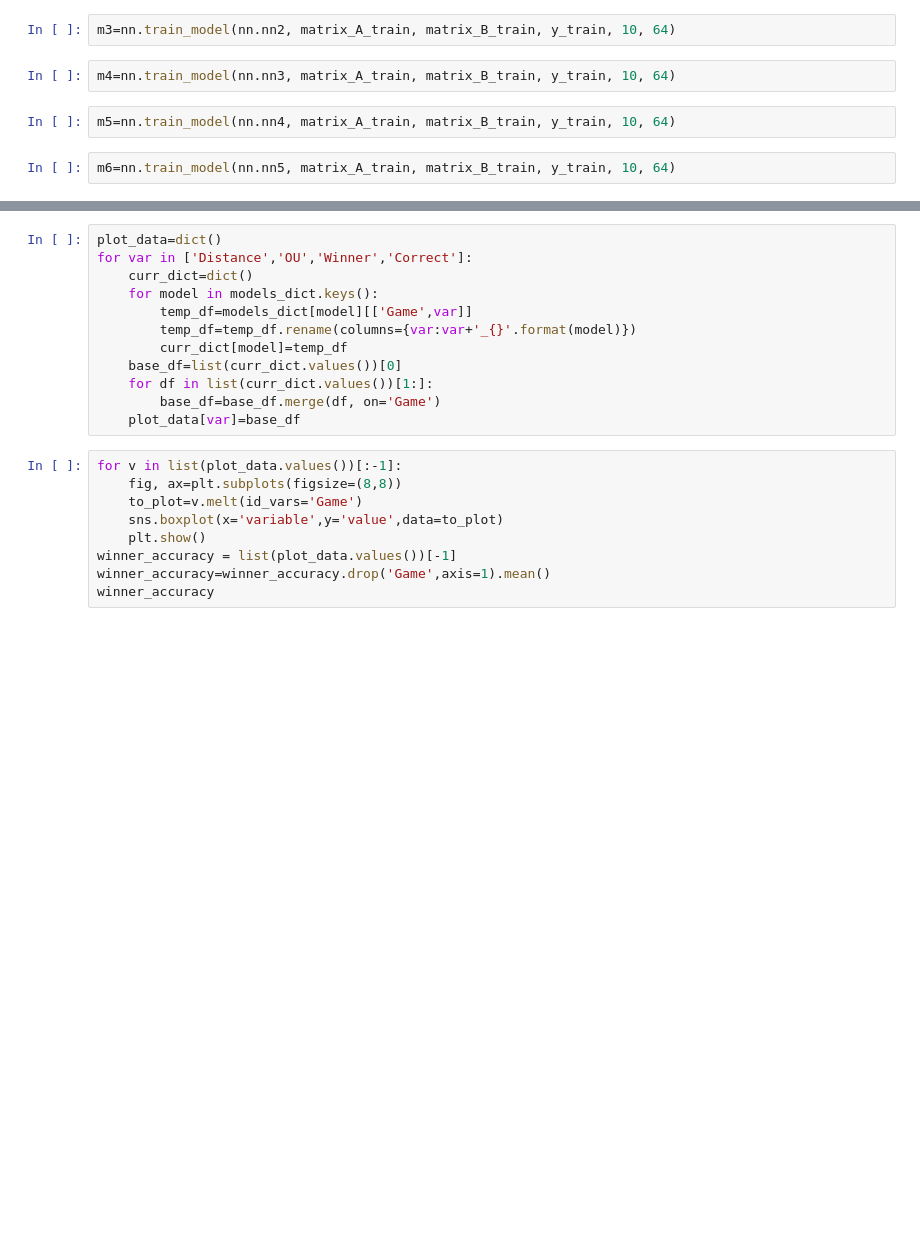
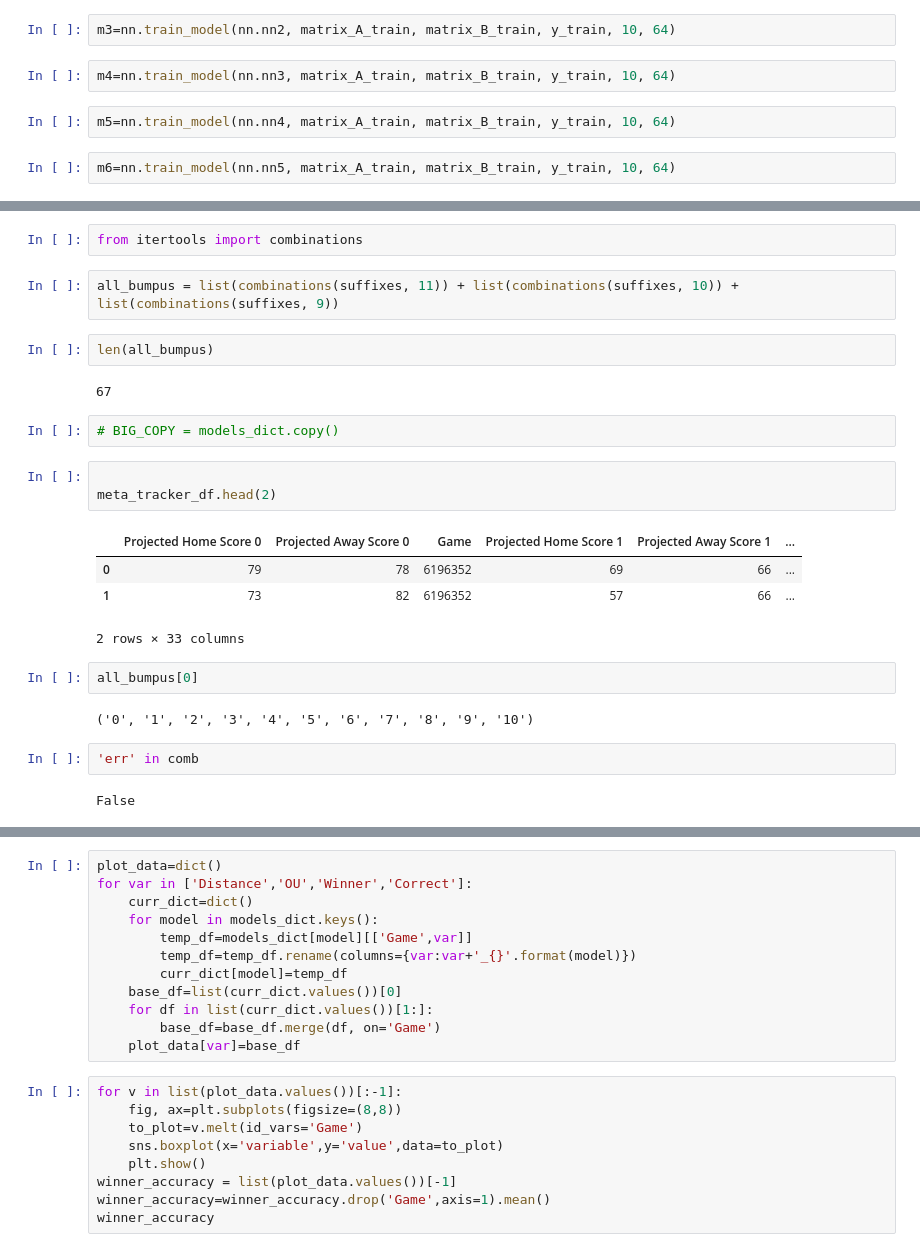
Before and after one commit to mdonahue263/NCAA_Markov, a Jupyter notebook: test_nns_against_regular_sim_v04.ipynb, the cells around one changed output, grey strips where cells are left out. Drawn from its saved outputs; the diff is of its cells as text; blank space fills up the shorter version.

```diff
--- a/test_nns_against_regular_sim_v04.ipynb
+++ b/test_nns_against_regular_sim_v04.ipynb
@@ -251,0 +285,26 @@ for model_num in range(len(nn_list)):
+# %%
+from itertools import combinations
+# %%
+all_bumpus = list(combinations(suffixes, 11)) + list(combinations(suffixes, 10)) + list(combinations(suffixes, 9))
+# %%
+len(all_bumpus)
+# %% [output]
+67
+# %%
+# BIG_COPY = models_dict.copy()
+# %%
+
+meta_tracker_df.head(2)
+# %% [output]
+|  | Projected Home Score 0 | Projected Away Score 0 | Game | Projected Home Score 1 | Projected Away Score 1 | ... |
+| 0 | 79 | 78 | 6196352 | 69 | 66 | ... |
+| 1 | 73 | 82 | 6196352 | 57 | 66 | ... |
+2 rows × 33 columns
+# %%
+all_bumpus[0]
+# %% [output]
+('0', '1', '2', '3', '4', '5', '6', '7', '8', '9', '10')
+# %%
+'err' in comb
+# %% [output]
+False
```
Also changed, not shown: parts of 23 cells of this notebook, 19 other files.
